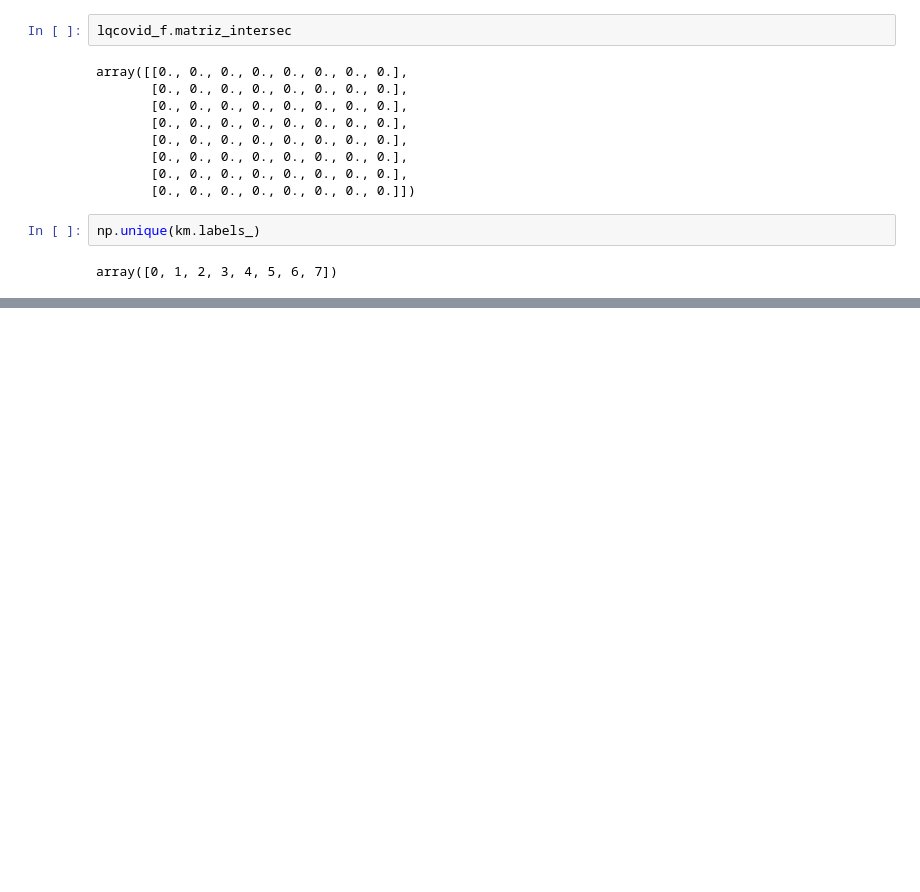
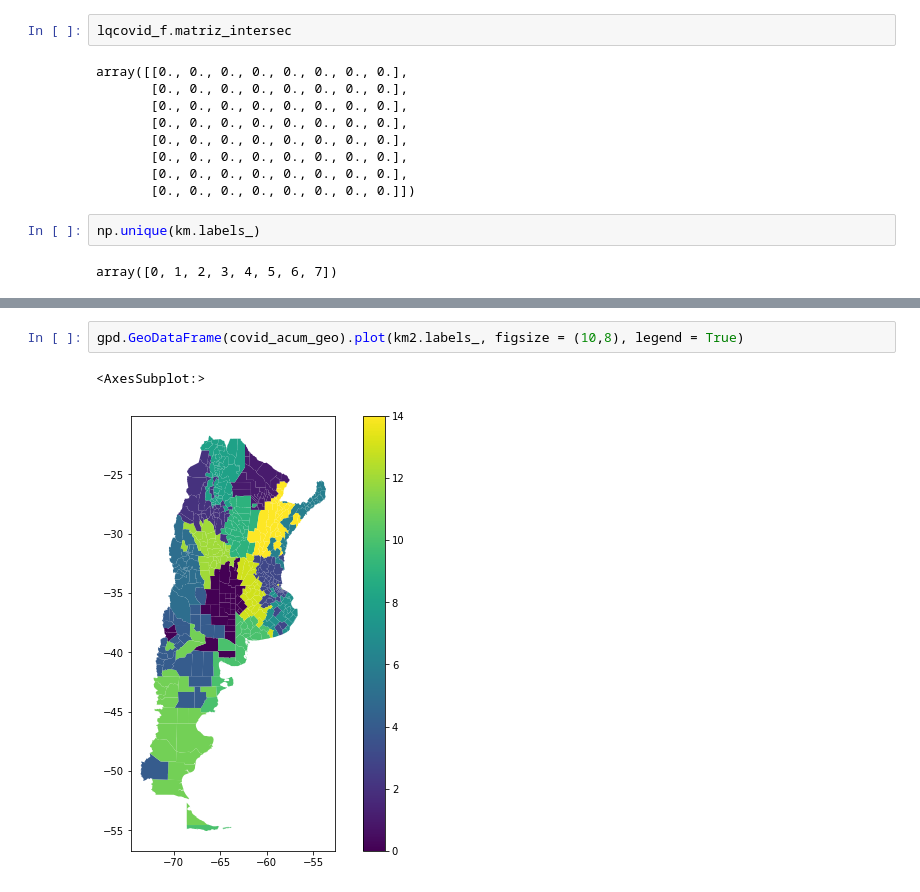
Before and after one commit to pabanib/Covid2, a Jupyter notebook: Autoencoders.ipynb, the cells around one changed output, grey strips where cells are left out. Cells and saved outputs as stored; diff of their text form; blank space fills up the shorter version.

```diff
--- a/Autoencoders.ipynb
+++ b/Autoencoders.ipynb
@@ -679,0 +902,5 @@ eva.bd_locales['clasificac'].iloc[:,:-1].groupby(km.labels_).sum().T.plot()
+# %%
+gpd.GeoDataFrame(covid_acum_geo).plot(km2.labels_, figsize = (10,8), legend = True)
+# %% [output]
+<AxesSubplot:>
+[figure, added]
```
Also changed, not shown: parts of 75 cells of this notebook, 4 other files.
